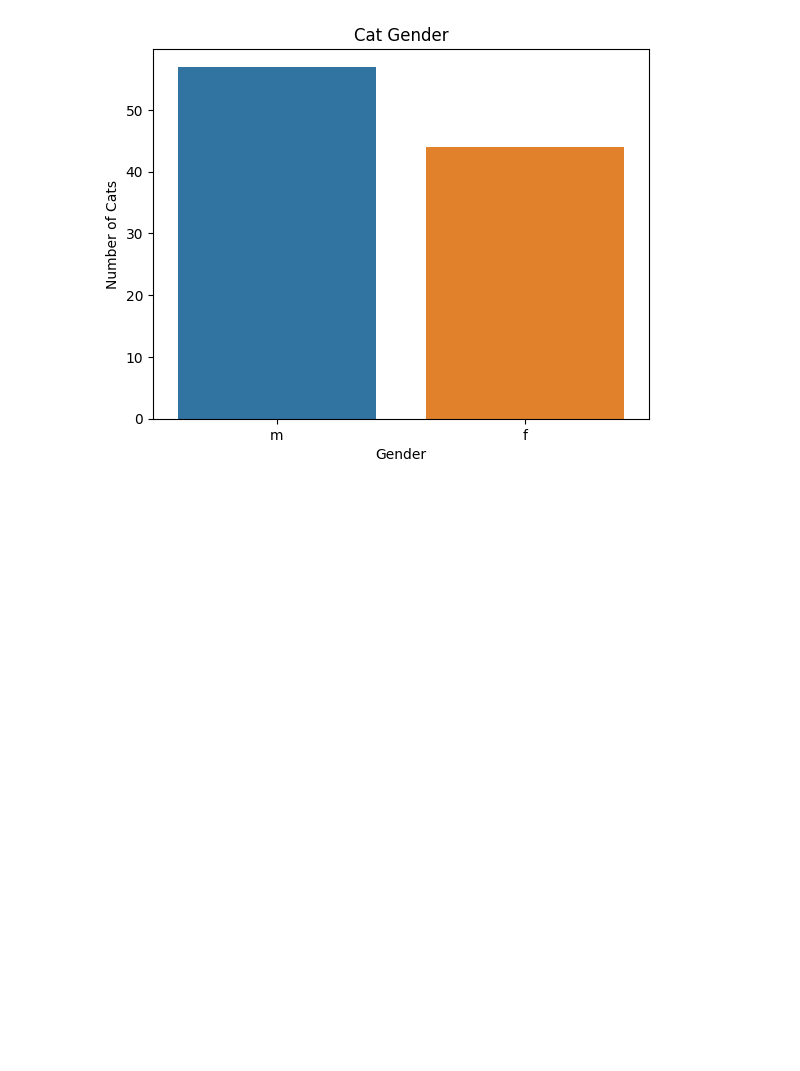
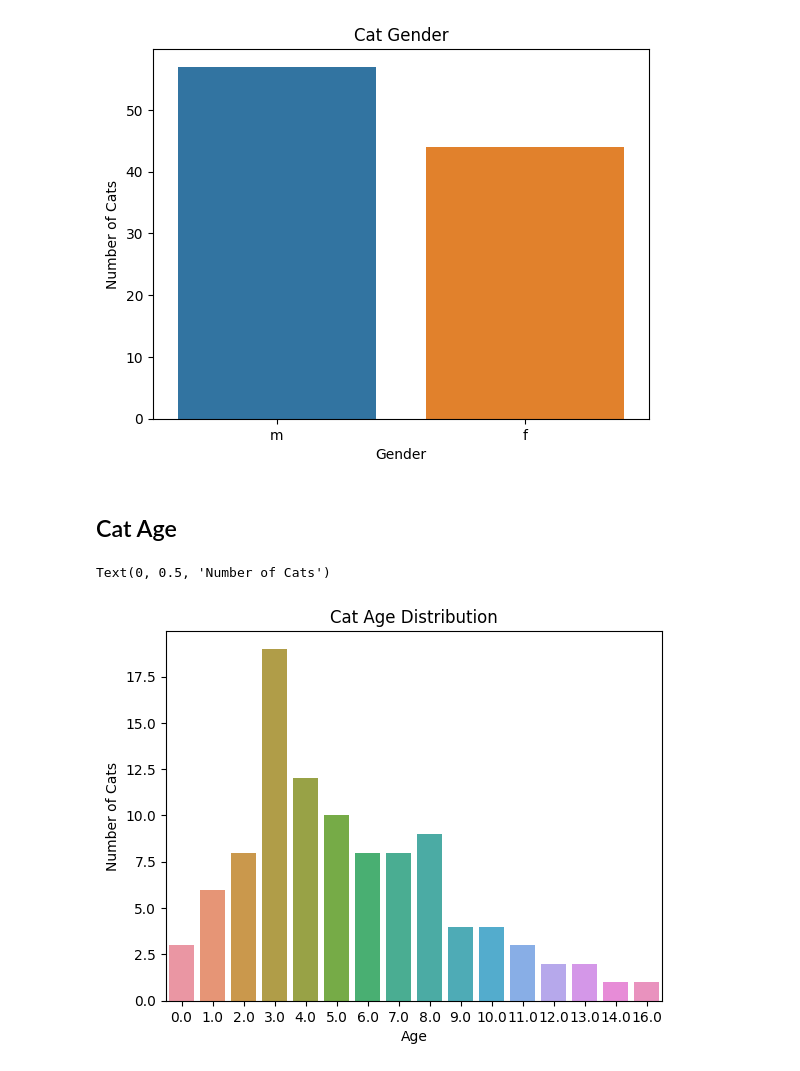
Before and after one commit to MattHondrakis/Python-Data-Science, a Jupyter notebook: Cats UK.ipynb, the cells around one changed output. Cells and saved outputs as stored; diff of their text form; code cells hidden in the pictures; blank space fills up the shorter version.

```diff
--- a/Cats UK.ipynb
+++ b/Cats UK.ipynb
@@ -54,3 +54,16 @@ plt.xlabel("Gender")
 # %% [output]
 Text(0.5, 0, 'Gender')
 [figure]
+# %% [markdown]
+## Cat Age
+# %%
+ages = cats.value_counts("age_years").reset_index(name = "count") \
+    .sort_values("count")
+
+sns.barplot(ages, x= "age_years", y = "count")
+plt.title("Cat Age Distribution")
+plt.xlabel("Age")
+plt.ylabel("Number of Cats")
+# %% [output]
+Text(0, 0.5, 'Number of Cats')
+[figure, added]
```
Also changed, not shown: parts of 1 cell of this notebook.
